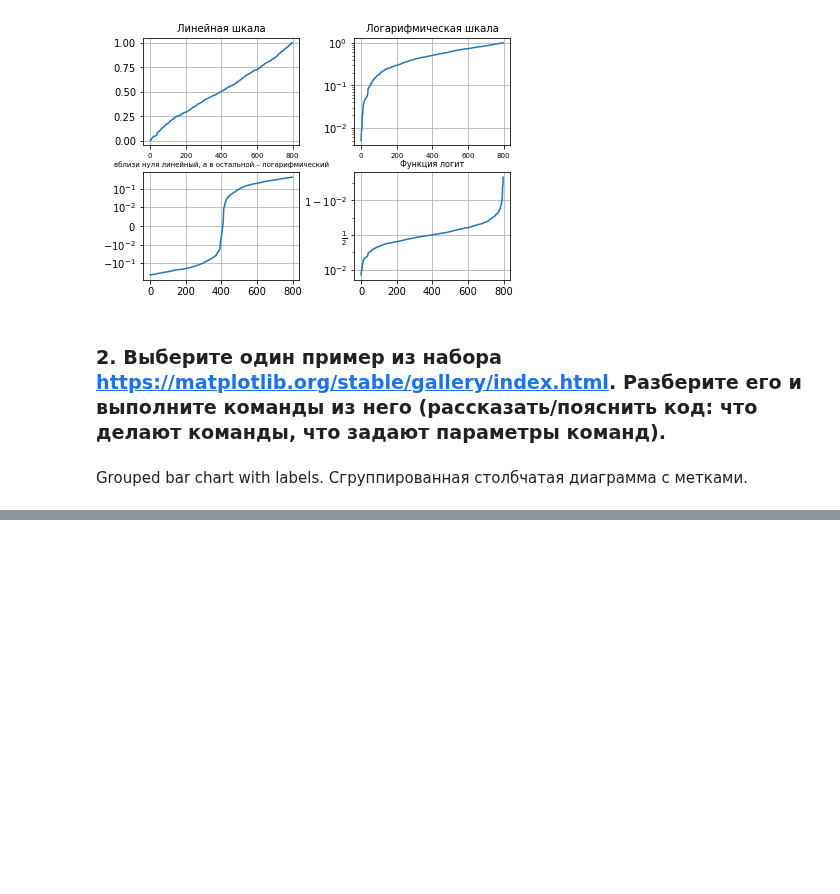
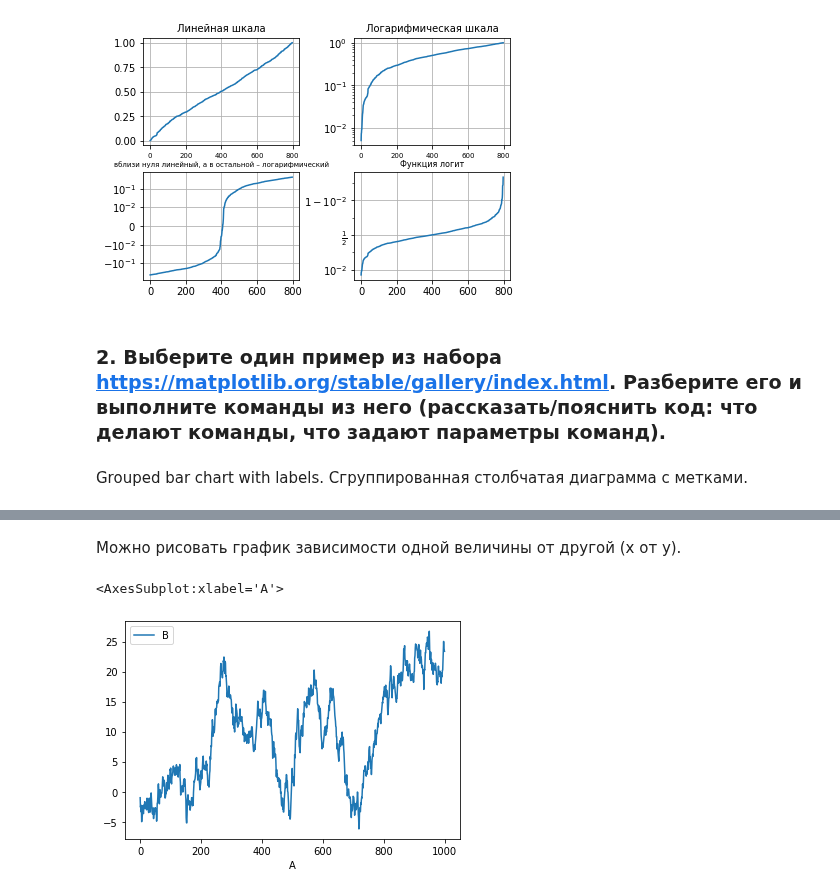
Before and after one commit to murpunk/Programming_2023, a Jupyter notebook: Графики_(pandas,_matplotlib,_seaborn).ipynb, the cells around one changed output, grey strips where cells are left out. Drawn from its saved outputs; the diff is of its cells as text; code cells hidden in the pictures; blank space fills up the shorter version.

```diff
--- a/Графики_(pandas,_matplotlib,_seaborn).ipynb
+++ b/Графики_(pandas,_matplotlib,_seaborn).ipynb
@@ -190,0 +217,9 @@ plt.show()
+# %% [markdown]
+Можно рисовать график зависимости одной величины от другой (x от y).
+# %%
+df2 = pd.DataFrame(np.random.randn(1000, 2), columns = ["B", "C"]).cumsum()
+df2["A"] = pd.Series(list(range(len(df))))
+df2.plot(x="A", y="B")
+# %% [output]
+<AxesSubplot:xlabel='A'>
+[figure, added]
```
Also changed, not shown: parts of 21 cells of this notebook.
